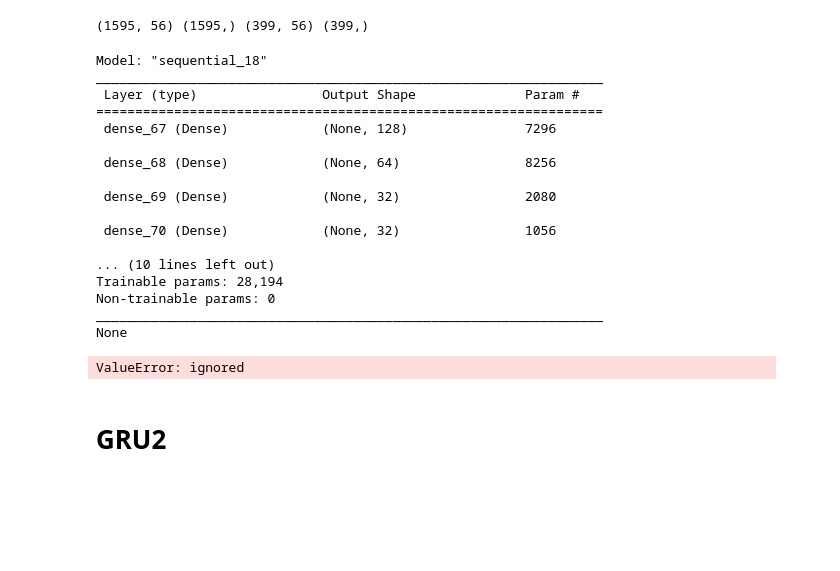
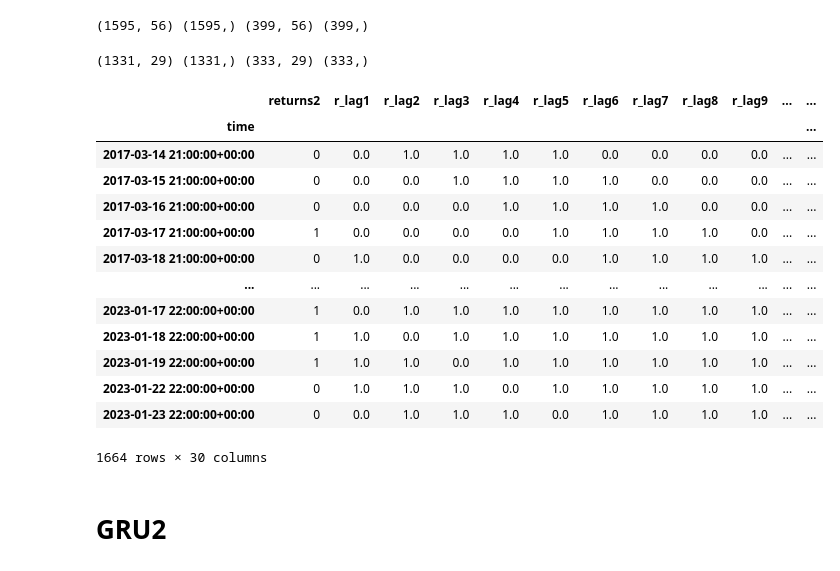
Before and after one commit to csabi0312/crypto-svm, a Jupyter notebook: crypto14.ipynb, the cells around one changed output. Saved outputs shown, nothing was run; the diff lists cells and outputs as text; code cells hidden in the pictures; blank space fills up the shorter version.

```diff
--- a/crypto14.ipynb
+++ b/crypto14.ipynb
@@ -208,43 +208,47 @@ y_test2 = to_categorical(y_test, 3)
 print(X_train.shape,y_train.shape,X_test.shape,y_test.shape)
 # %% [output]
 (1595, 56) (1595,) (399, 56) (399,)
-# %%
-def build_model():
-    model = Sequential()
-    model.add(Dense(128, activation='relu', input_shape=(56,)))
-    model.add(Dense(64, activation='relu'))
-    model.add(Dense(32, activation='relu'))
-    model.add(Dense(32, activation='relu'))
-    model.add(Reshape((1,32)))
-    model.add(GRU(32, return_sequences=True))
-    model.add(LSTM(16, return_sequences=False))
-    model.add(Dense(2, activation='softmax'))
-
-    model.compile(loss='categorical_crossentropy', optimizer='adam', metrics=['accuracy'])
-    return model
-
-model = build_model()
-print(model.summary())
-model.fit(X_train,y_train2)
-# %% [output]
-Model: "sequential_18"
-_________________________________________________________________
- Layer (type)                Output Shape              Param #
-=================================================================
- dense_67 (Dense)            (None, 128)               7296
-
- dense_68 (Dense)            (None, 64)                8256
-
- dense_69 (Dense)            (None, 32)                2080
-
- dense_70 (Dense)            (None, 32)                1056
-
-... (10 lines left out)
-Trainable params: 28,194
-Non-trainable params: 0
-_________________________________________________________________
-None
-ValueError: ignored
+# %%
+raw = pd.read_csv("/content/drive/MyDrive/Crypto/new3/full_spread_data.csv", parse_dates = ["time"], index_col = "time").dropna()
+raw["returns"] =np.log(raw.Close / raw.Close.shift(1))
+raw["returns2"]=(raw["returns"]>=0).astype(int)
+raw.drop(["Open","Spread","Close","High","returns","Volume","Low"],axis=1,inplace=True)
+cols = []
+for lag in range(1, 30):
+    col_r = "r_lag{}".format(lag)
+    raw[col_r] = raw.returns2.shift(lag)
+    raw.dropna(inplace = True)
+
+to=int(len(raw)*0.8)
+X_train=raw.drop(["returns2"],axis=1).iloc[:to].to_numpy()
+y_train=raw["returns2"].iloc[:to].to_numpy().astype(int)
+X_test=raw.drop(["returns2"],axis=1).iloc[to:].to_numpy()
+y_test=raw["returns2"].iloc[to:].to_numpy().astype(int)
+
+from tensorflow.keras.utils import to_categorical
+y_train2 = to_categorical(y_train, 2)
+y_test2 = to_categorical(y_test, 2)
+
+print(X_train.shape,y_train.shape,X_test.shape,y_test.shape)
+# %% [output]
+(1331, 29) (1331,) (333, 29) (333,)
+# %%
+raw
+# %% [output]
+|  | returns2 | r_lag1 | r_lag2 | r_lag3 | r_lag4 | r_lag5 | r_lag6 | r_lag7 | r_lag8 | r_lag9 | ... | ... |
+| time |  |  |  |  |  |  |  |  |  |  |  | ... |
+| 2017-03-14 21:00:00+00:00 | 0 | 0.0 | 1.0 | 1.0 | 1.0 | 1.0 | 0.0 | 0.0 | 0.0 | 0.0 | ... | ... |
+| 2017-03-15 21:00:00+00:00 | 0 | 0.0 | 0.0 | 1.0 | 1.0 | 1.0 | 1.0 | 0.0 | 0.0 | 0.0 | ... | ... |
+| 2017-03-16 21:00:00+00:00 | 0 | 0.0 | 0.0 | 0.0 | 1.0 | 1.0 | 1.0 | 1.0 | 0.0 | 0.0 | ... | ... |
+| 2017-03-17 21:00:00+00:00 | 1 | 0.0 | 0.0 | 0.0 | 0.0 | 1.0 | 1.0 | 1.0 | 1.0 | 0.0 | ... | ... |
+| 2017-03-18 21:00:00+00:00 | 0 | 1.0 | 0.0 | 0.0 | 0.0 | 0.0 | 1.0 | 1.0 | 1.0 | 1.0 | ... | ... |
+| ... | ... | ... | ... | ... | ... | ... | ... | ... | ... | ... | ... | ... |
+| 2023-01-17 22:00:00+00:00 | 1 | 0.0 | 1.0 | 1.0 | 1.0 | 1.0 | 1.0 | 1.0 | 1.0 | 1.0 | ... | ... |
+| 2023-01-18 22:00:00+00:00 | 1 | 1.0 | 0.0 | 1.0 | 1.0 | 1.0 | 1.0 | 1.0 | 1.0 | 1.0 | ... | ... |
+| 2023-01-19 22:00:00+00:00 | 1 | 1.0 | 1.0 | 0.0 | 1.0 | 1.0 | 1.0 | 1.0 | 1.0 | 1.0 | ... | ... |
+| 2023-01-22 22:00:00+00:00 | 0 | 1.0 | 1.0 | 1.0 | 0.0 | 1.0 | 1.0 | 1.0 | 1.0 | 1.0 | ... | ... |
+| 2023-01-23 22:00:00+00:00 | 0 | 0.0 | 1.0 | 1.0 | 1.0 | 0.0 | 1.0 | 1.0 | 1.0 | 1.0 | ... | ... |
+1664 rows × 30 columns
 # %% [markdown]
 # GRU2
 # %%
```
Also changed, not shown: parts of 6 cells of this notebook.
